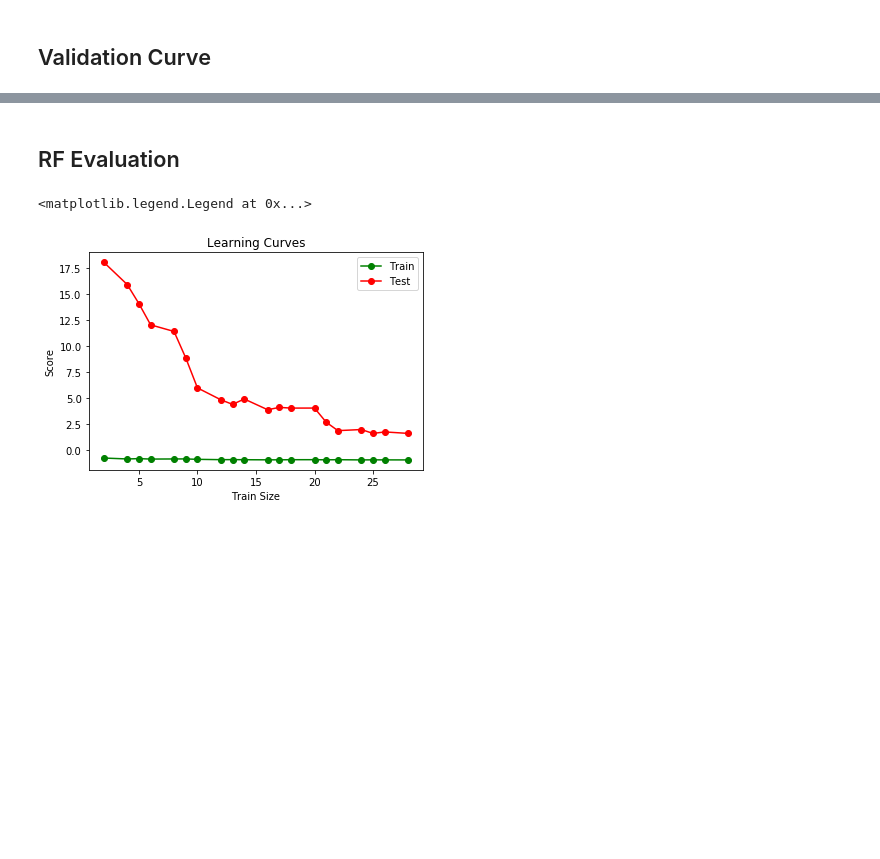
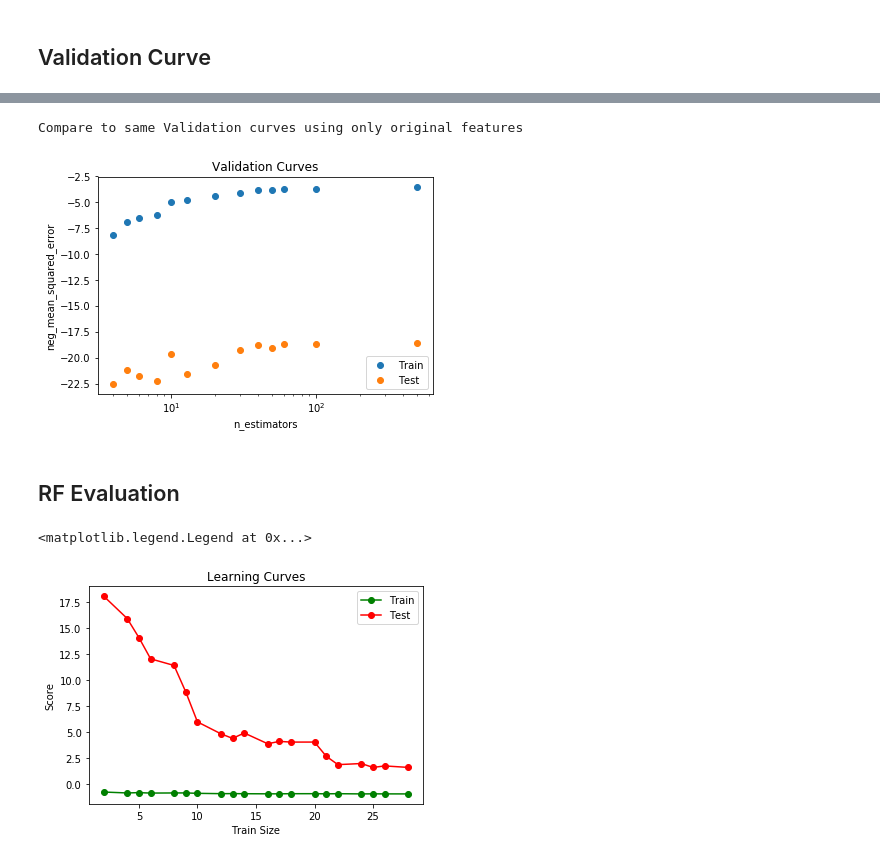
Before and after one commit to daericks/us-ed, a Jupyter notebook: notebooks/feature_building.ipynb, the cells around one changed output, grey strips where cells are left out. Drawn from its saved outputs; the diff is of its cells as text; code cells hidden in the pictures; blank space fills up the shorter version.

```diff
--- a/notebooks/feature_building.ipynb
+++ b/notebooks/feature_building.ipynb
@@ -508,0 +509,37 @@ plt.xscale('log')
+# %%
+print('Compare to same Validation curves using only original features')
+
+df1=df_orig.drop(['PRIMARY_KEY','AVG_MATH_8_SCORE','AVG_READING_4_SCORE','AVG_READING_8_SCORE','ENROLL'],axis=1)
+df1 = df1.dropna()
+df1 = pd.get_dummies(df1, columns=['STATE'])
+
+y=df1.loc[:,'AVG_MATH_4_SCORE'].values
+X=df1.drop(['AVG_MATH_4_SCORE'],axis=1).loc[:,:].values
+X_cols=df1.drop(['AVG_MATH_4_SCORE'],axis=1).columns
+
+model=RandomForestRegressor()
+num_splits=20
+ts_cv=TimeSeriesSplit(n_splits=num_splits)
+param_range=[4,5,6,8,10, 13,20,30,40,50,60,100,500]
+
+train_scores_vc, test_scores_vc = \
+    validation_curve(estimator=model, X=X, y=y, param_name="n_estimators", param_range=param_range, \
+                     cv=ts_cv, n_jobs=-1, scoring='neg_mean_squared_error')
+# %% [output]
+Compare to same Validation curves using only original features
+# %%
+train_scores_mean = np.mean(train_scores_vc, axis=1)
+train_scores_std = np.std(train_scores_vc, axis=1)
+test_scores_mean = np.mean(test_scores_vc, axis=1)
+test_scores_std = np.std(test_scores_vc, axis=1)
+
+plt.figure()
+plt.plot(param_range,train_scores_mean,'o',label="Train")
+plt.plot(param_range,test_scores_mean,'o',label="Test")
+plt.xlabel("n_estimators")
+plt.ylabel("neg_mean_squared_error")
+plt.title("Validation Curves")
+plt.legend(loc="best")
+plt.xscale('log')
+# %% [output]
+[figure, added]
```
Also changed, not shown: parts of 5 cells of this notebook.
